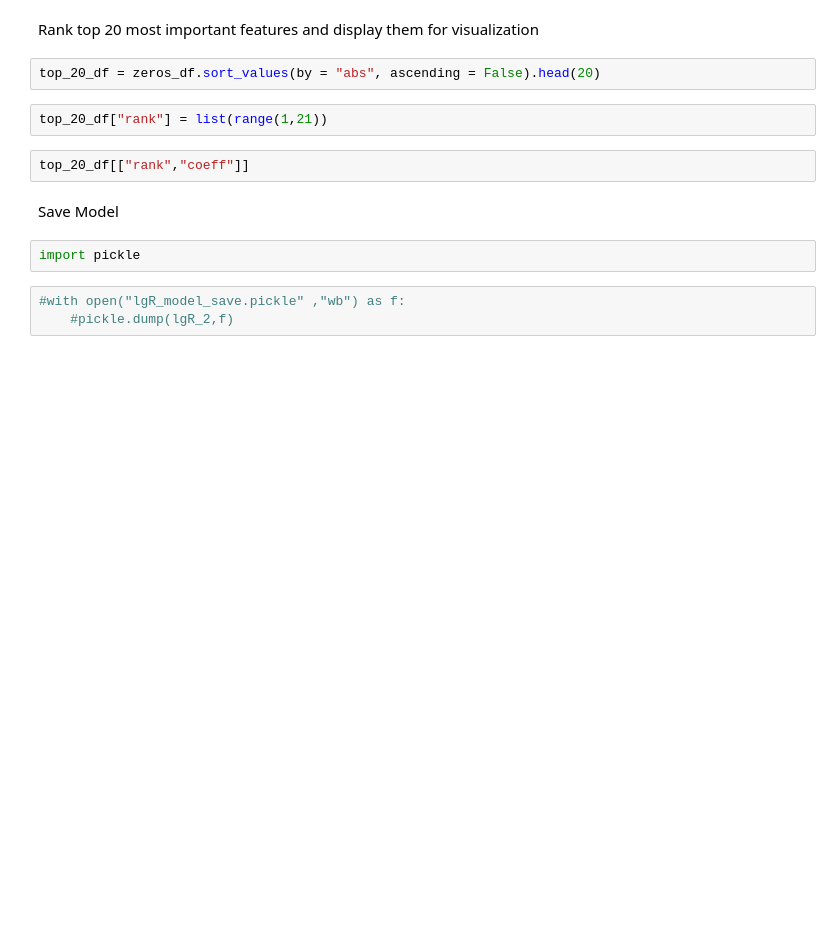
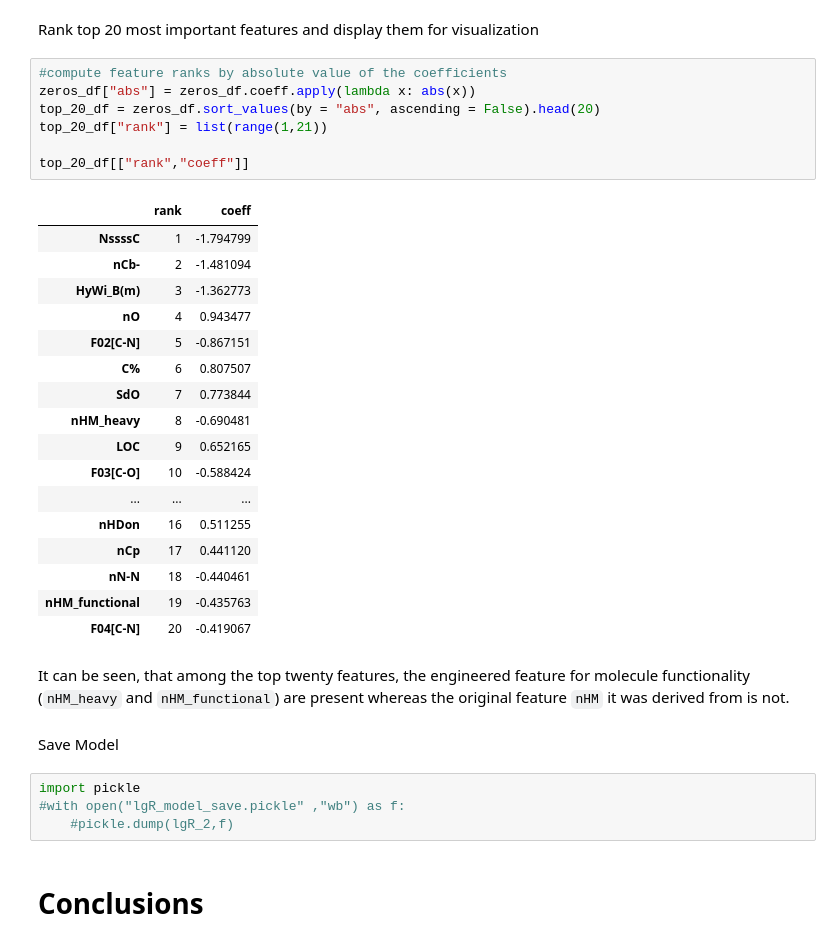
Before and after one commit to Pietrassyk/P_4_4_Biodegradability, a Jupyter notebook: Project 4 Biodegradables.ipynb, the cells around one changed output. Cells and saved outputs as stored; diff of their text form; blank space fills up the shorter version.

Commit message:
add more comments add table of content

```diff
--- a/Project 4 Biodegradables.ipynb
+++ b/Project 4 Biodegradables.ipynb
@@ -542,15 +937,37 @@ zeros_df = plot_coefs(X_train,lgR_2,return_nulls = False);
 # %% [markdown]
 Rank top 20 most important features and display them for visualization
-# %%
-top_20_df = zeros_df.sort_values(by = "abs", ascending = False).head(20)
-# %%
-top_20_df["rank"] = list(range(1,21))
-# %%
-top_20_df[["rank","coeff"]]
+# %%
+#compute feature ranks by absolute value of the coefficients
+zeros_df["abs"] = zeros_df.coeff.apply(lambda x: abs(x))
+top_20_df = zeros_df.sort_values(by = "abs", ascending = False).head(20)
+top_20_df["rank"] = list(range(1,21))
+
+top_20_df[["rank","coeff"]]
+# %% [output]
+|  | rank | coeff |
+| NssssC | 1 | -1.794799 |
+| nCb- | 2 | -1.481094 |
+| HyWi_B(m) | 3 | -1.362773 |
+| nO | 4 | 0.943477 |
+| F02[C-N] | 5 | -0.867151 |
+| C% | 6 | 0.807507 |
+| SdO | 7 | 0.773844 |
+| nHM_heavy | 8 | -0.690481 |
+| LOC | 9 | 0.652165 |
+| F03[C-O] | 10 | -0.588424 |
+| ... | ... | ... |
+| nHDon | 16 | 0.511255 |
+| nCp | 17 | 0.441120 |
+| nN-N | 18 | -0.440461 |
+| nHM_functional | 19 | -0.435763 |
+| F04[C-N] | 20 | -0.419067 |
+# %% [markdown]
+It can be seen, that among the top twenty features, the engineered feature for molecule functionality (`nHM_heavy` and `nHM_functional`) are present whereas the original feature `nHM` it was derived from is not.
 # %% [markdown]
 Save Model
-# %%
-import pickle
 # %%
+import pickle
 #with open("lgR_model_save.pickle" ,"wb") as f:
     #pickle.dump(lgR_2,f)
+# %% [markdown]
+# Conclusions
```
Also changed, not shown: parts of 138 cells of this notebook, 1 other file.
